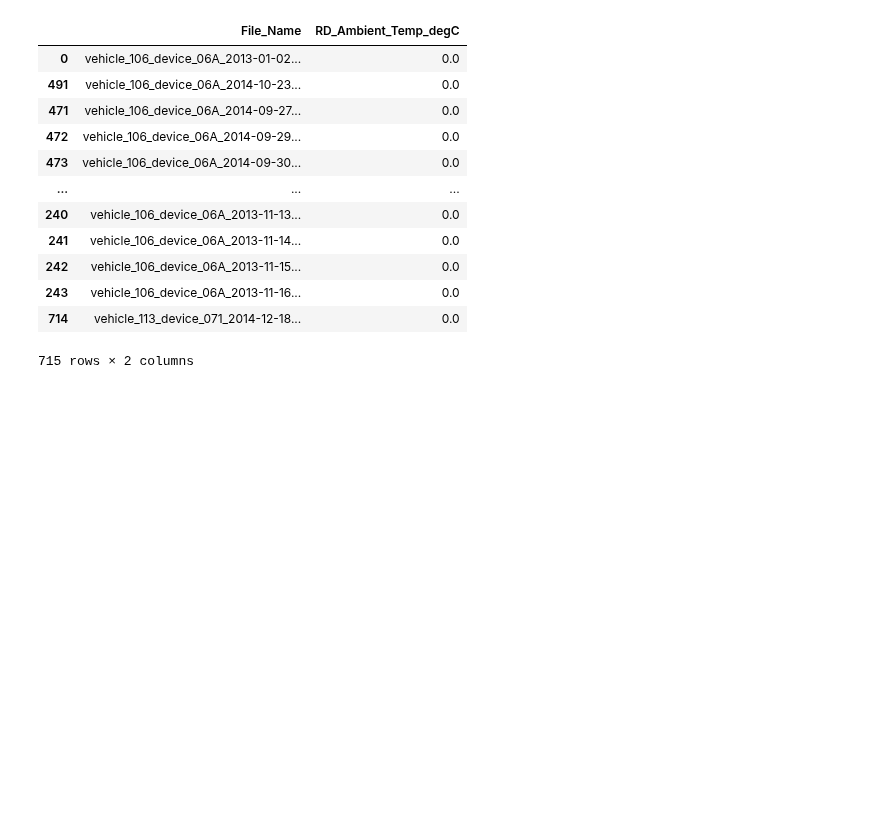
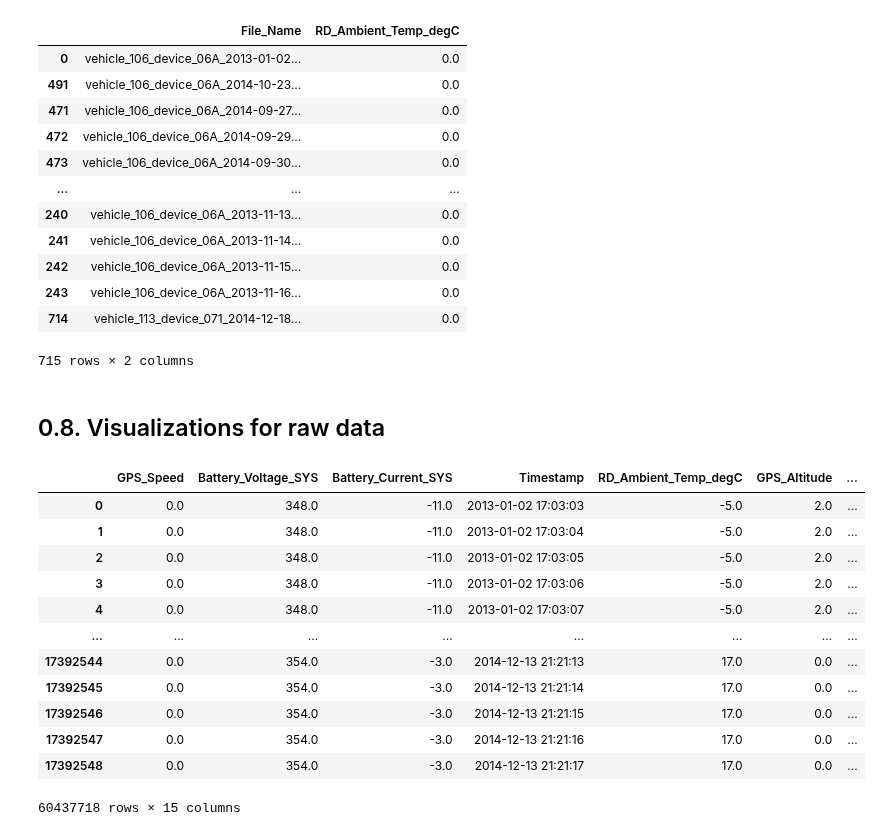
Before and after one commit to ydelipinar/Data_Based_Vehicle_Energy_Consumption_Modeling, a Jupyter notebook: ENS491_492_Project.ipynb, the cells around one changed output. Saved outputs shown, nothing was run; the diff lists cells and outputs as text; code cells hidden in the pictures; blank space fills up the shorter version.

```diff
--- a/ENS491_492_Project.ipynb
+++ b/ENS491_492_Project.ipynb
@@ -842,3 +770,5 @@ column_names.insert(1, column_names.pop(column_names.index('ID')))
 
 # Reorder the DataFrame columns using the updated list
 df_merged = df_merged[column_names]
+# %% [markdown]
+## 0.8. Visualizations for raw data
@@ -844,0 +784,16 @@ df_merged = df_merged[column_names]
+# %%
+df_all
+# %% [output]
+|  | GPS_Speed | Battery_Voltage_SYS | Battery_Current_SYS | Timestamp | RD_Ambient_Temp_degC | GPS_Altitude | ... |
+| 0 | 0.0 | 348.0 | -11.0 | 2013-01-02 17:03:03 | -5.0 | 2.0 | ... |
+| 1 | 0.0 | 348.0 | -11.0 | 2013-01-02 17:03:04 | -5.0 | 2.0 | ... |
+| 2 | 0.0 | 348.0 | -11.0 | 2013-01-02 17:03:05 | -5.0 | 2.0 | ... |
+| 3 | 0.0 | 348.0 | -11.0 | 2013-01-02 17:03:06 | -5.0 | 2.0 | ... |
+| 4 | 0.0 | 348.0 | -11.0 | 2013-01-02 17:03:07 | -5.0 | 2.0 | ... |
+| ... | ... | ... | ... | ... | ... | ... | ... |
+| 17392544 | 0.0 | 354.0 | -3.0 | 2014-12-13 21:21:13 | 17.0 | 0.0 | ... |
+| 17392545 | 0.0 | 354.0 | -3.0 | 2014-12-13 21:21:14 | 17.0 | 0.0 | ... |
+| 17392546 | 0.0 | 354.0 | -3.0 | 2014-12-13 21:21:15 | 17.0 | 0.0 | ... |
+| 17392547 | 0.0 | 354.0 | -3.0 | 2014-12-13 21:21:16 | 17.0 | 0.0 | ... |
+| 17392548 | 0.0 | 354.0 | -3.0 | 2014-12-13 21:21:17 | 17.0 | 0.0 | ... |
+60437718 rows × 15 columns
```
Also changed, not shown: parts of 18 cells of this notebook, 1 other file.
